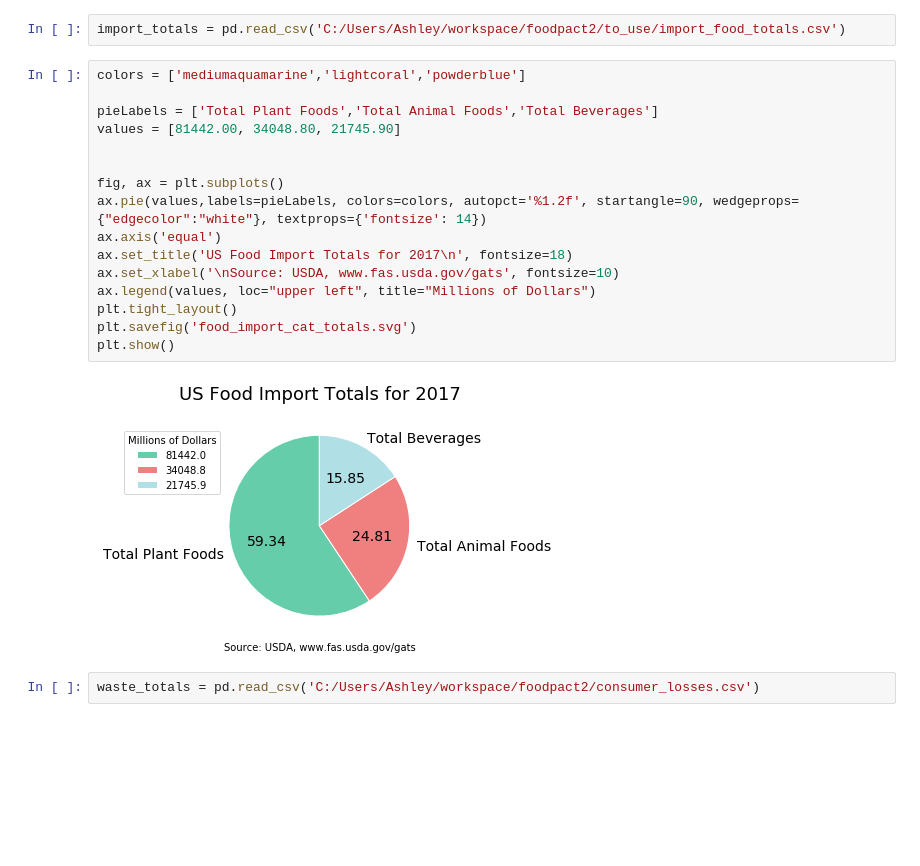
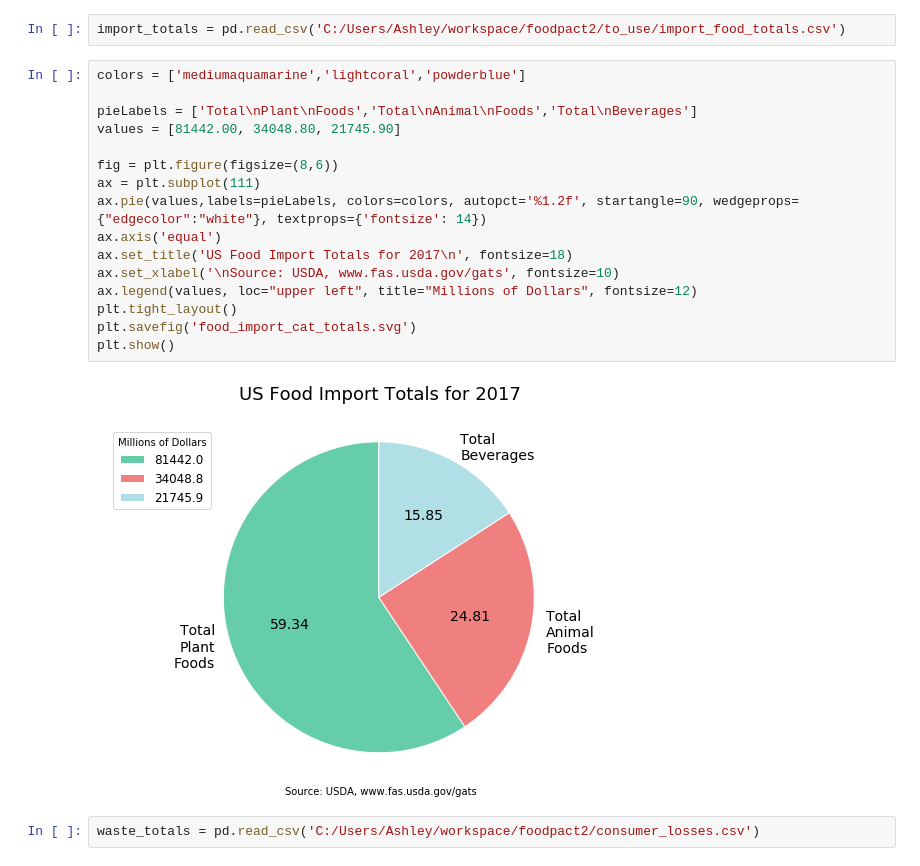
Before and after one commit to ashleylizg/foodpact, a Jupyter notebook: ipynb/us_food_imports.ipynb, the cells around one changed output. Cells and saved outputs as stored; diff of their text form; blank space fills up the shorter version.

Commit message:
graphs update for #5 homepage and #3 start adding sources

```diff
--- a/ipynb/us_food_imports.ipynb
+++ b/ipynb/us_food_imports.ipynb
@@ -66,21 +67,21 @@ import_totals = pd.read_csv('C:/Users/Ashley/workspace/foodpact2/to_use/import_f
 # %%
 colors = ['mediumaquamarine','lightcoral','powderblue']
 
-pieLabels = ['Total Plant Foods','Total Animal Foods','Total Beverages']
+pieLabels = ['Total\nPlant\nFoods','Total\nAnimal\nFoods','Total\nBeverages']
 values = [81442.00, 34048.80, 21745.90]
 
-
-fig, ax = plt.subplots()
+fig = plt.figure(figsize=(8,6))
+ax = plt.subplot(111)
 ax.pie(values,labels=pieLabels, colors=colors, autopct='%1.2f', startangle=90, wedgeprops={"edgecolor":"white"}, textprops={'fontsize': 14})
 ax.axis('equal')
 ax.set_title('US Food Import Totals for 2017\n', fontsize=18)
 ax.set_xlabel('\nSource: USDA, www.fas.usda.gov/gats', fontsize=10)
-ax.legend(values, loc="upper left", title="Millions of Dollars")
+ax.legend(values, loc="upper left", title="Millions of Dollars", fontsize=12)
 plt.tight_layout()
 plt.savefig('food_import_cat_totals.svg')
 plt.show()
 # %% [output]
-[figure, old version]
+[figure, new version]
 # %%
 waste_totals = pd.read_csv('C:/Users/Ashley/workspace/foodpact2/consumer_losses.csv')
 # %%
```
Also changed, not shown: parts of 2 cells of this notebook, 7 other files.
